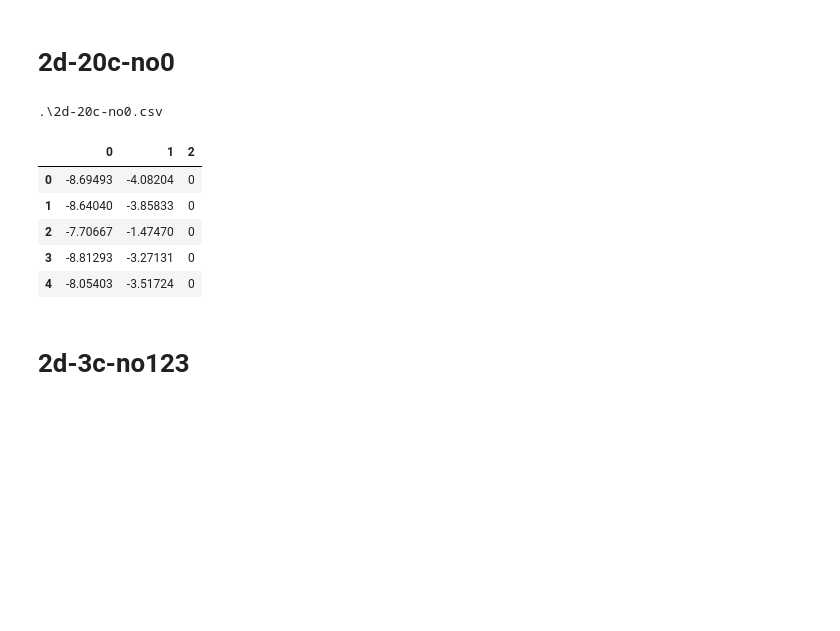
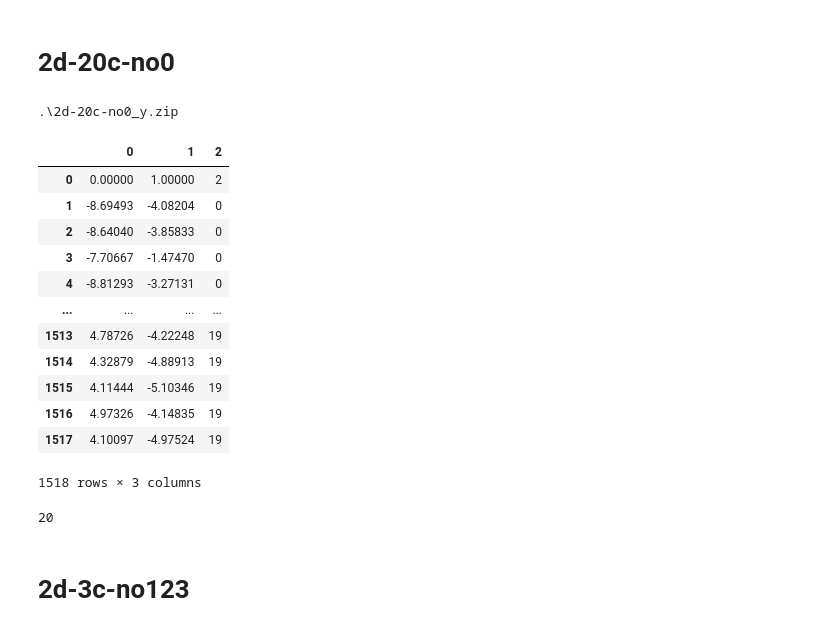
Before and after one commit to cri98li/ParTree, a Jupyter notebook: Experiments/datasets/syntetic/Preprocessing syntetic.ipynb, the cells around one changed output. Drawn from its saved outputs; the diff is of its cells as text; code cells hidden in the pictures; blank space fills up the shorter version.

Commit message:
other datasets

```diff
--- a/Experiments/datasets/syntetic/Preprocessing syntetic.ipynb
+++ b/Experiments/datasets/syntetic/Preprocessing syntetic.ipynb
@@ -4,6 +4,6 @@ import os
 from glob import glob
 import numpy as np
 # %%
-datasets = [y for x in os.walk(".") for y in glob(os.path.join(x[0], '*.csv'))] + [y for x in os.walk(".") for y in glob(os.path.join(x[0], '*.txt'))]
+datasets = [y for x in os.walk(".") for y in glob(os.path.join(x[0], '*.zip'))] + [y for x in os.walk(".") for y in glob(os.path.join(x[0], '*.txt'))]
 datasets
 # %% [output]
@@ -49,16 +59,27 @@ NameError: name 'df' is not defined
 # %%
 index = 1
 df = pd.read_csv(datasets[index], header=None)
 print(datasets[index])
-df.head()
+df
 # %% [output]
-.\2d-20c-no0.csv
+.\2d-20c-no0_y.zip
 |  | 0 | 1 | 2 |
-| 0 | -8.69493 | -4.08204 | 0 |
-| 1 | -8.64040 | -3.85833 | 0 |
-| 2 | -7.70667 | -1.47470 | 0 |
-| 3 | -8.81293 | -3.27131 | 0 |
-| 4 | -8.05403 | -3.51724 | 0 |
+| 0 | 0.00000 | 1.00000 | 2 |
+| 1 | -8.69493 | -4.08204 | 0 |
+| 2 | -8.64040 | -3.85833 | 0 |
+| 3 | -7.70667 | -1.47470 | 0 |
+| 4 | -8.81293 | -3.27131 | 0 |
+| ... | ... | ... | ... |
+| 1513 | 4.78726 | -4.22248 | 19 |
+| 1514 | 4.32879 | -4.88913 | 19 |
+| 1515 | 4.11444 | -5.10346 | 19 |
+| 1516 | 4.97326 | -4.14835 | 19 |
+| 1517 | 4.10097 | -4.97524 | 19 |
+1518 rows × 3 columns
+# %%
+len(df[df.columns[-1]].unique())
+# %% [output]
+20
 # %%
 df.to_csv(datasets[index].replace(".csv", "_y.zip"), index=False)
 os.remove(datasets[index])
```
Also changed, not shown: parts of 37 cells of this notebook, 13 other files.
